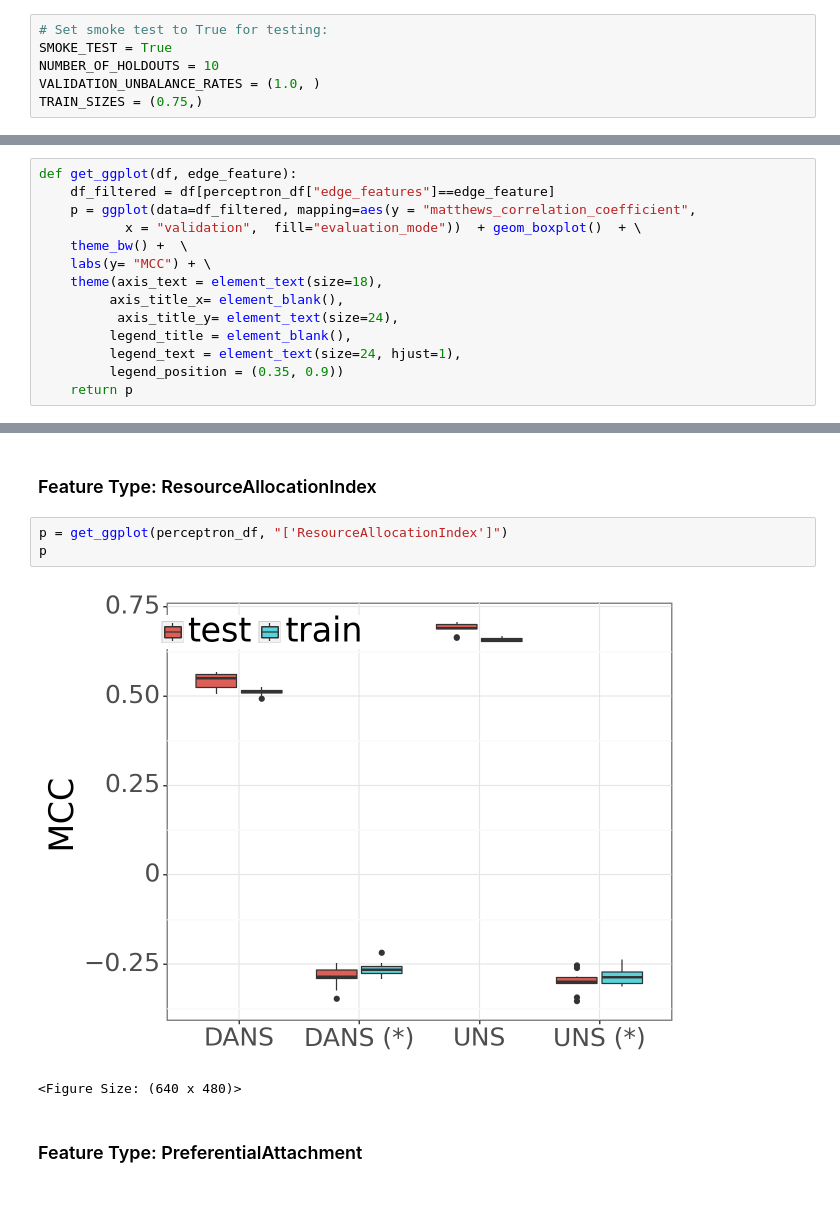
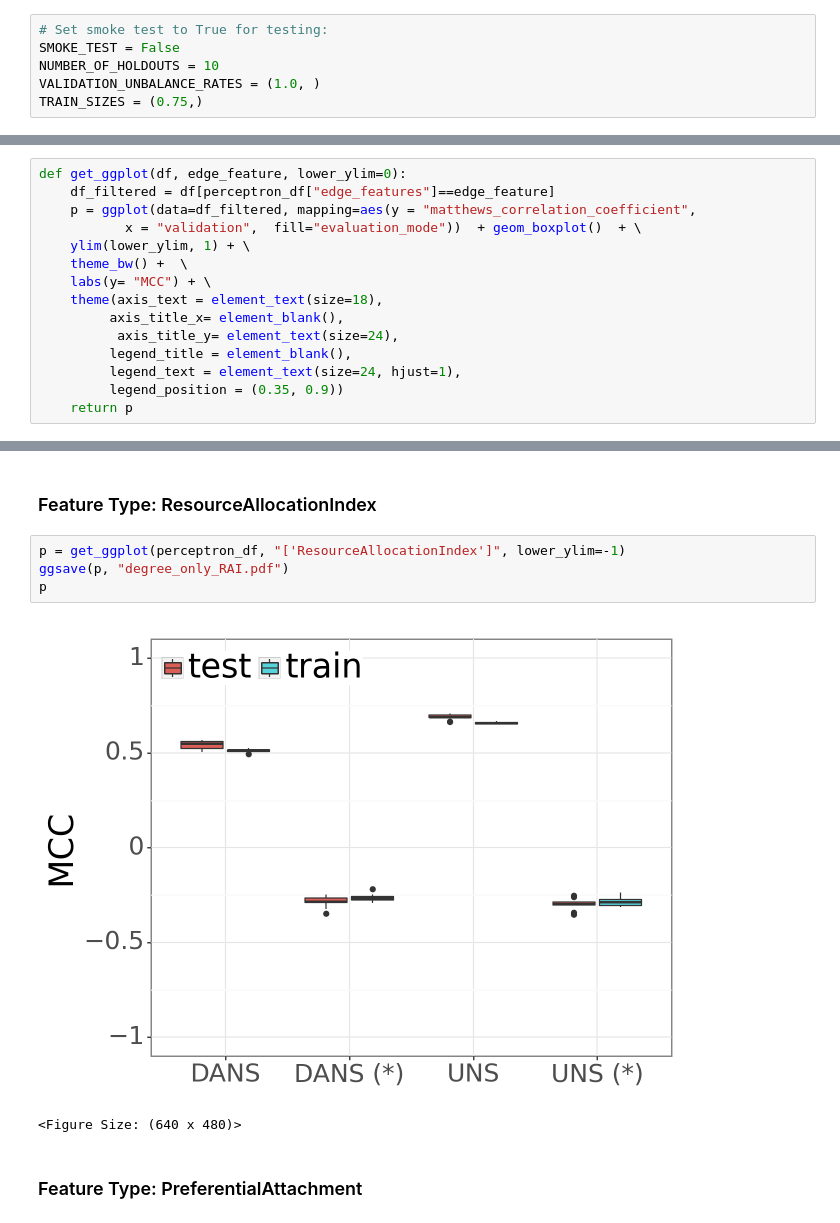
Before and after one commit to monarch-initiative/negativeExampleSelection, a Jupyter notebook: degreeBias.ipynb, the cells around one changed output, grey strips where cells are left out. Cells and saved outputs as stored; diff of their text form.

```diff
--- a/degreeBias.ipynb
+++ b/degreeBias.ipynb
@@ -56,7 +58,7 @@ subgraph = composite_graph.filter_from_names(
 The following settings can be changed here for the entire workbook.</p>
 # %%
 # Set smoke test to True for testing:
-SMOKE_TEST = True
+SMOKE_TEST = False
 NUMBER_OF_HOLDOUTS = 10
 VALIDATION_UNBALANCE_RATES = (1.0, )
 TRAIN_SIZES = (0.75,)
@@ -266,8 +246,9 @@ array(["['Degree']", "['AdamicAdar']", "['JaccardCoefficient']",
 # %%
-def get_ggplot(df, edge_feature):
+def get_ggplot(df, edge_feature, lower_ylim=0):
     df_filtered = df[perceptron_df["edge_features"]==edge_feature]
     p = ggplot(data=df_filtered, mapping=aes(y = "matthews_correlation_coefficient",
            x = "validation",  fill="evaluation_mode"))  + geom_boxplot()  + \
+    ylim(lower_ylim, 1) + \
     theme_bw() +  \
     labs(y= "MCC") + \
     theme(axis_text = element_text(size=18),
@@ -309,10 +290,11 @@ p
 # %% [markdown]
 <h3>Feature Type: ResourceAllocationIndex</h3>
 # %%
-p = get_ggplot(perceptron_df, "['ResourceAllocationIndex']")
+p = get_ggplot(perceptron_df, "['ResourceAllocationIndex']", lower_ylim=-1)
+ggsave(p, "degree_only_RAI.pdf")
 p
 # %% [output]
-[figure, old version]
+[figure, new version]
 <Figure Size: (640 x 480)>
 # %% [markdown]
 <h3>Feature Type: PreferentialAttachment</h3>
```
Also changed, not shown: parts of 12 cells of this notebook, 1 other file.
